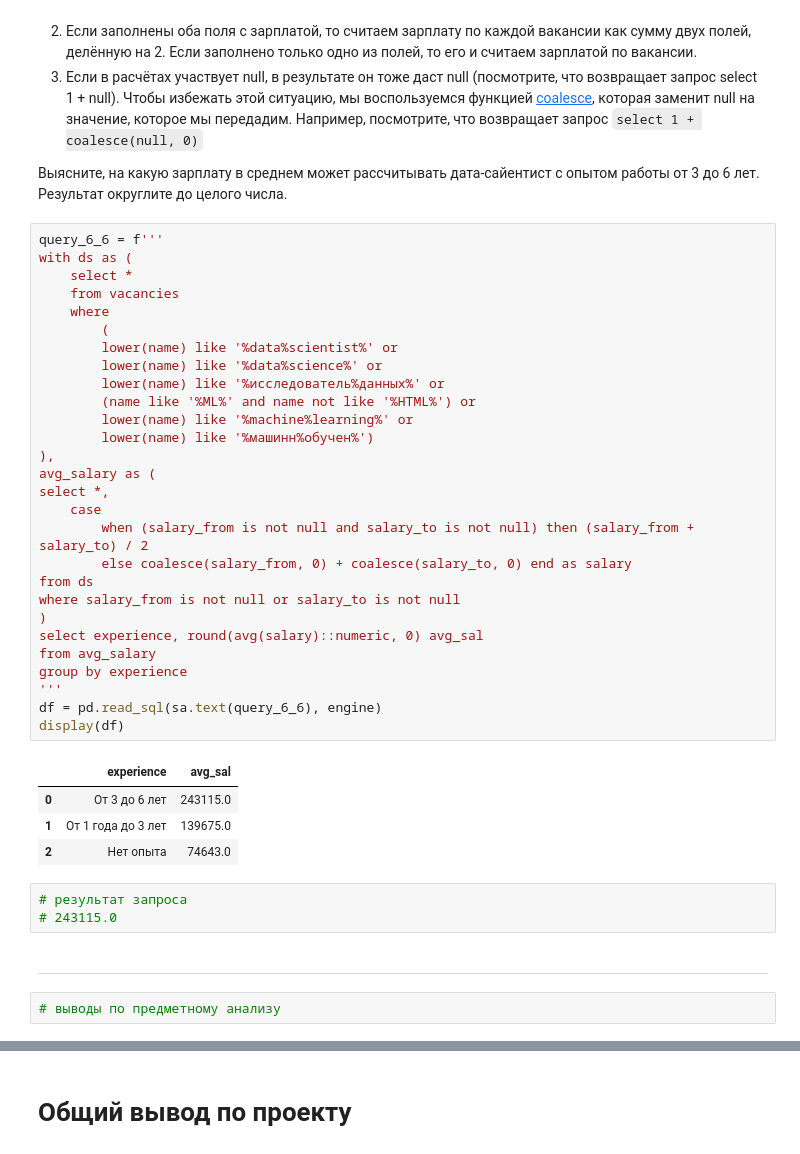
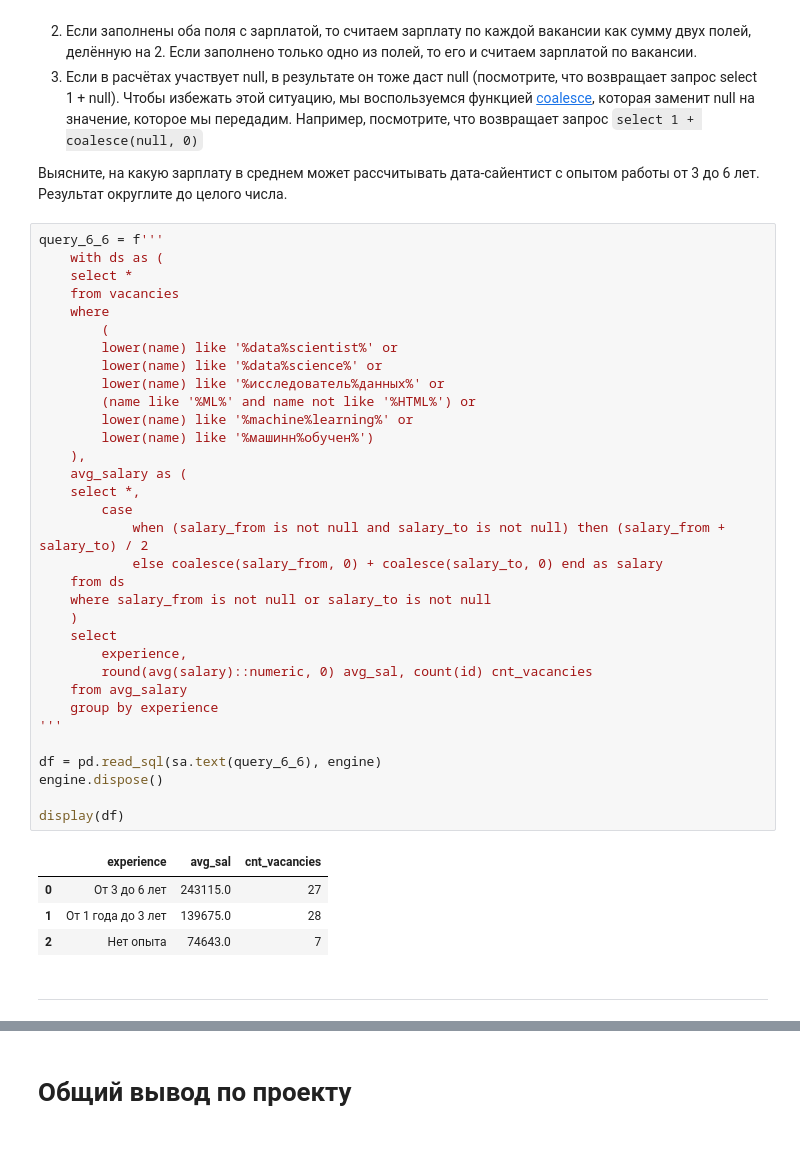
Before and after one commit to ssiarhei115/Vacancies-analysis, a Jupyter notebook: Project_2_template.ipynb, the cells around one changed output, grey strips where cells are left out. Drawn from its saved outputs; the diff is of its cells as text.

```diff
--- a/Project_2_template.ipynb
+++ b/Project_2_template.ipynb
@@ -586,41 +584,41 @@ display(df['avg'].iloc[0])
 Выясните, на какую зарплату в среднем может рассчитывать дата-сайентист с опытом работы от 3 до 6 лет. Результат округлите до целого числа.
 # %%
 query_6_6 = f'''
-with ds as (
+    with ds as (
     select *
     from vacancies
     where
         (
         lower(name) like '%data%scientist%' or
         lower(name) like '%data%science%' or
         lower(name) like '%исследователь%данных%' or
         (name like '%ML%' and name not like '%HTML%') or
         lower(name) like '%machine%learning%' or
         lower(name) like '%машинн%обучен%')
-),
-avg_salary as (
-select *,
-    case
-        when (salary_from is not null and salary_to is not null) then (salary_from + salary_to) / 2
-        else coalesce(salary_from, 0) + coalesce(salary_to, 0) end as salary
-from ds
-where salary_from is not null or salary_to is not null
-)
-select experience, round(avg(salary)::numeric, 0) avg_sal
-from avg_salary
-group by experience
+    ),
+    avg_salary as (
+    select *,
+        case
+            when (salary_from is not null and salary_to is not null) then (salary_from + salary_to) / 2
+            else coalesce(salary_from, 0) + coalesce(salary_to, 0) end as salary
+    from ds
+    where salary_from is not null or salary_to is not null
+    )
+    select
+        experience,
+        round(avg(salary)::numeric, 0) avg_sal, count(id) cnt_vacancies
+    from avg_salary
+    group by experience
 '''
+
 df = pd.read_sql(sa.text(query_6_6), engine)
+engine.dispose()
+
 display(df)
 # %% [output]
-|  | experience | avg_sal |
-| 0 | От 3 до 6 лет | 243115.0 |
-| 1 | От 1 года до 3 лет | 139675.0 |
-| 2 | Нет опыта | 74643.0 |
+|  | experience | avg_sal | cnt_vacancies |
+| 0 | От 3 до 6 лет | 243115.0 | 27 |
+| 1 | От 1 года до 3 лет | 139675.0 | 28 |
+| 2 | Нет опыта | 74643.0 | 7 |
-# %%
-# результат запроса
-# 243115.0
 # %% [markdown]
 ***
-# %%
-# выводы по предметному анализу
```
Also changed, not shown: parts of 36 cells of this notebook, 3 other files.
